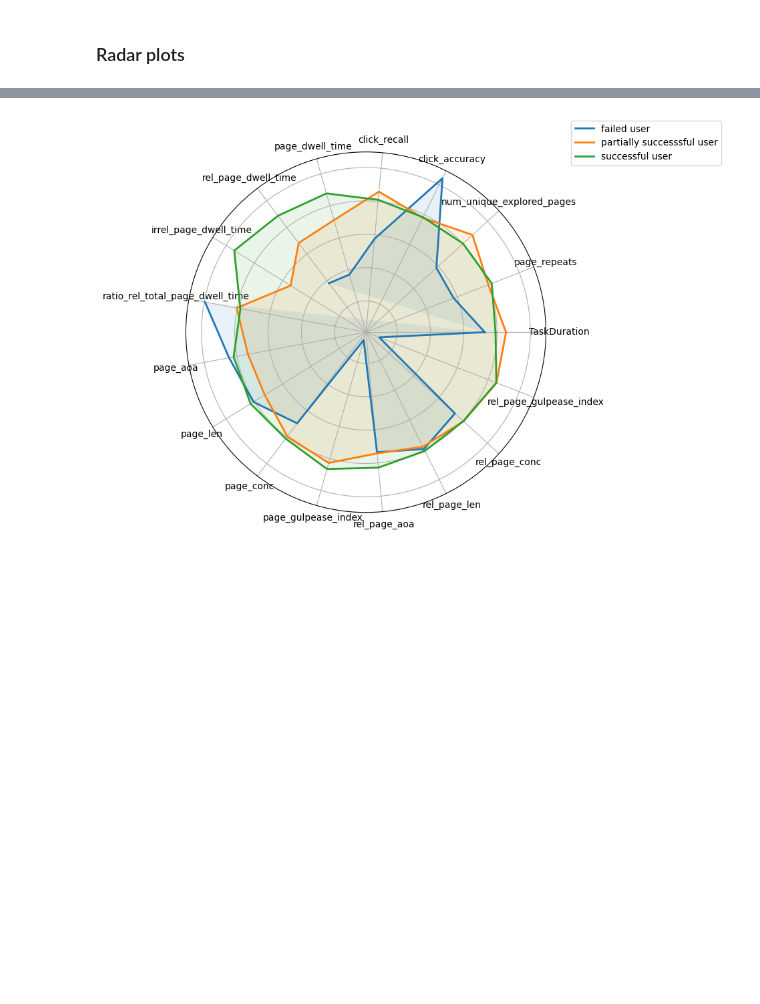
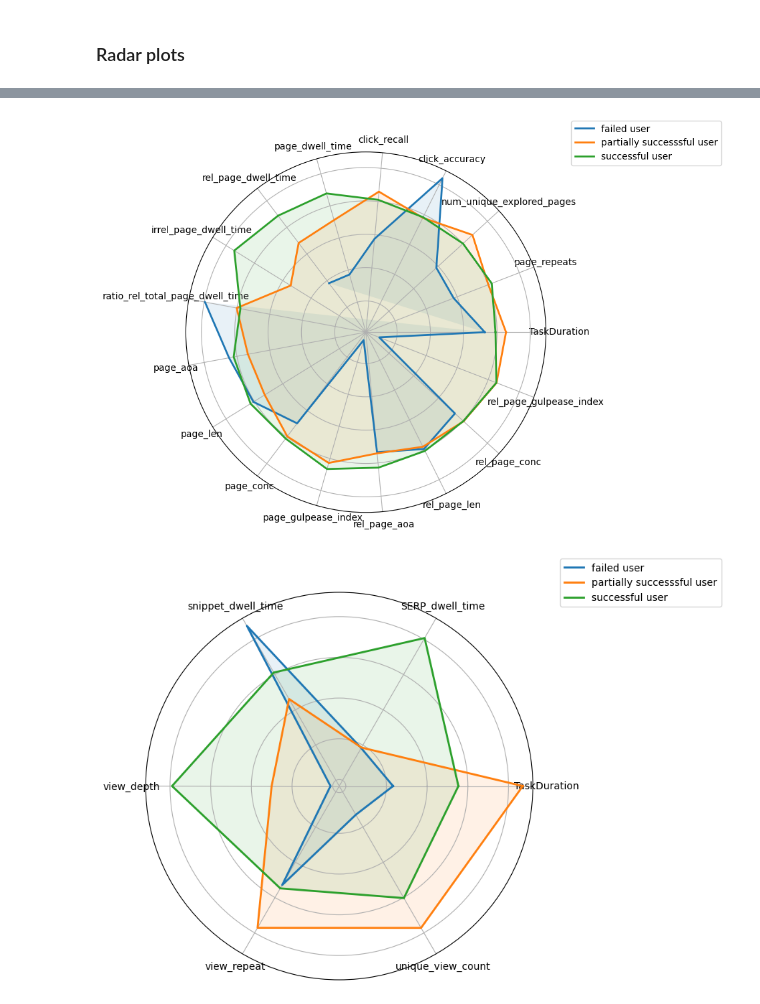
Before and after one commit to SOLandChildren/CHIIR27_LogAnalysis, a Jupyter notebook: final_answer_analysis.ipynb, the cells around one changed output, grey strips where cells are left out. Drawn from its saved outputs; the diff is of its cells as text; code cells hidden in the pictures; blank space fills up the shorter version.

```diff
--- a/final_answer_analysis.ipynb
+++ b/final_answer_analysis.ipynb
@@ -131,11 +163,51 @@ snippet_dwell_time = []
 
 view_depth = []
 view_repeat = []
-snippet_view_count = []
+unique_view_count = []
 
 for _, row in final_answers.iterrows():
     uid = row["uid"]
     topic_number = row["topic_number"]
+    session_serp_nav = navigation_quality.loc[(navigation_quality["uid"]==uid) & (navigation_quality["topic_number"]==topic_number)]
+    session_serps = results_navigation.loc[(results_navigation["uid"]==uid) & (results_navigation["topic_number"]==topic_number)]
+    session_views = viewed_results.loc[(viewed_results["uid"]==uid) & (viewed_results["topic_number"]==topic_number)]
+
+    viewed_snippets = session_serps.loc[session_serps["view_count"]>0]
+    unique_views = list(viewed_snippets["url"].unique())
+
+    serp_dwell_times = []
+    serp_snippet_dwell_time = []
+    for serp_id in session_views["serp_id"].unique():
+        serp_views = session_views.loc[session_views["serp_id"]==serp_id]
+
+        serp_snippet_dwell_time.append(serp_views.loc[serp_views["viewType"]=="resultExposureEnded"]["viewDurationInSeconds"].sum()/len(serp_views["url"].unique()))
+
+        serp_explored_pages = explored_pages.loc[explored_pages["serp_id"]==serp_id]
+        if serp_explored_pages["click_time"].max() > serp_views["timestamp"].max():
+            serp_dwell_time = ((serp_views["timestamp"].max() - serp_views["timestamp"].min()).total_seconds()) - serp_explored_pages[:-1]["viewDurationInSeconds"].sum()
+        else:
+            serp_dwell_time = ((serp_views["timestamp"].max() - serp_views["timestamp"].min()).total_seconds()) - serp_explored_pages["viewDurationInSeconds"].sum()
+
+        if serp_dwell_time < 0:
+            print(serp_id)
+            raise ValueError("The total time spent on the SERP is less than the time spent engaging with the resources clicked on the SERP")
+        elif serp_dwell_time == 0:
+            print(serp_id)
+            raise ValueError("The total time spent on the SERP is equal to the time spent engaging with the resources clicked on the SERP")
+        else:
+            serp_dwell_times.append(serp_dwell_time)
+
+    SERP_dwell_time.append(sum(serp_dwell_times)/len(session_views["serp_id"].unique()))
+    snippet_dwell_time.append(sum(serp_snippet_dwell_time)/len(session_views["serp_id"].unique()))
+    view_depth.append(session_serp_nav["rank_lowest_view"].mean())
+    unique_view_count.append(len(unique_views))
+    view_repeat.append((viewed_snippets["view_count"].sum() - len(unique_views))/len(unique_views))
+
+final_answers["SERP_dwell_time"] = SERP_dwell_time
+final_answers["snippet_dwell_time"] = snippet_dwell_time
+final_answers["view_depth"] = view_depth
+final_answers["view_repeat"] = view_repeat
+final_answers["unique_view_count"] = unique_view_count
 # %%
 final_answers.to_csv("Data/final_answer_serp.csv", index=False, encoding="utf8")
 final_answers.head()
@@ -485,28 +563,29 @@ sns.heatmap(corr, cmap=cmap,
 # %%
 from driver import get_radar_plot
 
 for df_name in [
     final_answers_queries,
     final_answers_pages,
-    # final_answers_serp,
+    final_answers_serp,
     ]:
 
     final_answers_trial = df_name
 
     user_category = []
 
     for _, row in final_answers_trial.iterrows():
         if row["answer_match_ratio"] == 0:
             user_category.append(0)
         elif row["answer_match_ratio"] == 1:
             user_category.append(2)
         else:
             user_category.append(1)
 
     final_answers_trial["user_category"] = user_category
 
     categories = final_answers_trial.drop(columns=["uid", "topic_number", "prompt", "answer", "TaskStartTime", "TaskEndTime", "matched_keywords", "num_answer_matches", "answer_match_ratio", "user_category"])
     get_radar_plot(df=final_answers_trial, search_stage="final_answer", categories=list(categories.columns), artefact="user", group = "user_category")
 # %% [output]
 [figure]
 [figure]
+[figure, added]
```
Also changed, not shown: parts of 11 cells of this notebook, 2 other files.
